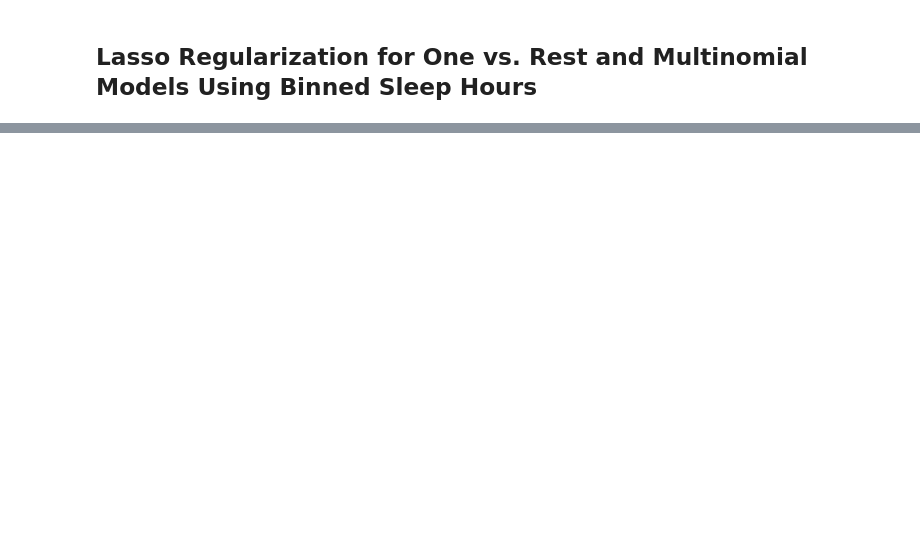
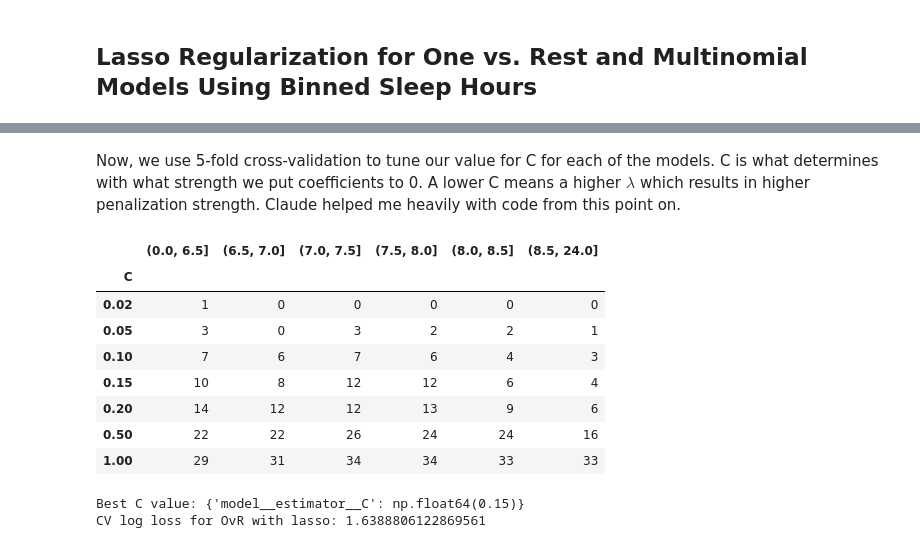
Before and after one commit to hdykens/6021-Final-Project, a Jupyter notebook: 03_Lasso_Regularization/Lasso_MVR_Binned_Sleep_Hours_v1.ipynb, the cells around one changed output, grey strips where cells are left out. Cells and saved outputs as stored; diff of their text form; code cells hidden in the pictures; blank space fills up the shorter version.

```diff
--- a/03_Lasso_Regularization/Lasso_MVR_Binned_Sleep_Hours_v1.ipynb
+++ b/03_Lasso_Regularization/Lasso_MVR_Binned_Sleep_Hours_v1.ipynb
@@ -37,0 +326,57 @@ Index(['age', 'bedtime_screen_time_minutes', 'total_daily_screen_time_hours',
+# %% [markdown]
+Now, we use 5-fold cross-validation to tune our value for C for each of the models. C is what determines with what strength we put coefficients to 0. A lower C means a higher $\lambda$ which results in higher penalization strength. Claude helped me heavily with code from this point on.
+# %%
+C_values = [0.02, 0.05, 0.1, 0.15, 0.2, 0.5, 1]
+coef_rows = []
+
+
+for C in C_values:
+    regularized = Pipeline([
+        ("preprocess", clone(preprocessor)),
+        ("model", OneVsRestClassifier(LogisticRegression(
+            penalty = 'l1',
+            C=C, solver="saga", max_iter=5000, random_state=123
+        )))
+    ])
+    regularized.fit(X_fit, y_fit)
+
+    names = regularized.named_steps["preprocess"].get_feature_names_out()
+    ovr = regularized.named_steps["model"]
+
+    for cls, est in zip(ovr.classes_, ovr.estimators_):   # one model per sleep bin
+        for name, beta in zip(names, est.coef_[0]):         # each has a single row
+            coef_rows.append({"Method": "Lasso", "C": C, "Class": cls,
+                              "Feature": name.split("__")[-1],
+                              "Coefficient": beta})
+
+coef_paths = pd.DataFrame(coef_rows)
+# %%
+# Number of predictors used to fit each of the outcome intervals for the OvR model with different C-values.
+coef_paths["Nonzero"] = coef_paths["Coefficient"].abs() > 1e-6
+demo_counts = coef_paths.groupby(["C", "Class"])["Nonzero"].sum().unstack()
+display(demo_counts.rename_axis(columns=None))
+# %% [output]
+|  | (0.0, 6.5] | (6.5, 7.0] | (7.0, 7.5] | (7.5, 8.0] | (8.0, 8.5] | (8.5, 24.0] |
+| C |  |  |  |  |  |  |
+| 0.02 | 1 | 0 | 0 | 0 | 0 | 0 |
+| 0.05 | 3 | 0 | 3 | 2 | 2 | 1 |
+| 0.10 | 7 | 6 | 7 | 6 | 4 | 3 |
+| 0.15 | 10 | 8 | 12 | 12 | 6 | 4 |
+| 0.20 | 14 | 12 | 12 | 13 | 9 | 6 |
+| 0.50 | 22 | 22 | 26 | 24 | 24 | 16 |
+| 1.00 | 29 | 31 | 34 | 34 | 33 | 33 |
+# %%
+# Pick the best C using 5-fold cross-validation for the One vs. Rest Model using lasso
+C_grid = np.unique(np.r_[np.logspace(-4, 3, 36), C_values])
+cv = StratifiedKFold(n_splits=5, shuffle=True, random_state=6021)
+
+lasso_cv = GridSearchCV(
+    pipe_ovr, {"model__estimator__C": C_grid}, cv=cv, scoring="neg_log_loss", error_score="raise"
+)
+lasso_cv.fit(X_fit, y_fit)
+
+print("Best C value:", lasso_cv.best_params_)
+print("CV log loss for OvR with lasso:", -lasso_cv.best_score_)
+# %% [output]
+Best C value: {'model__estimator__C': np.float64(0.15)}
+CV log loss for OvR with lasso: 1.6388806122869561
```
Also changed, not shown: parts of 28 cells of this notebook, 1 other file.
